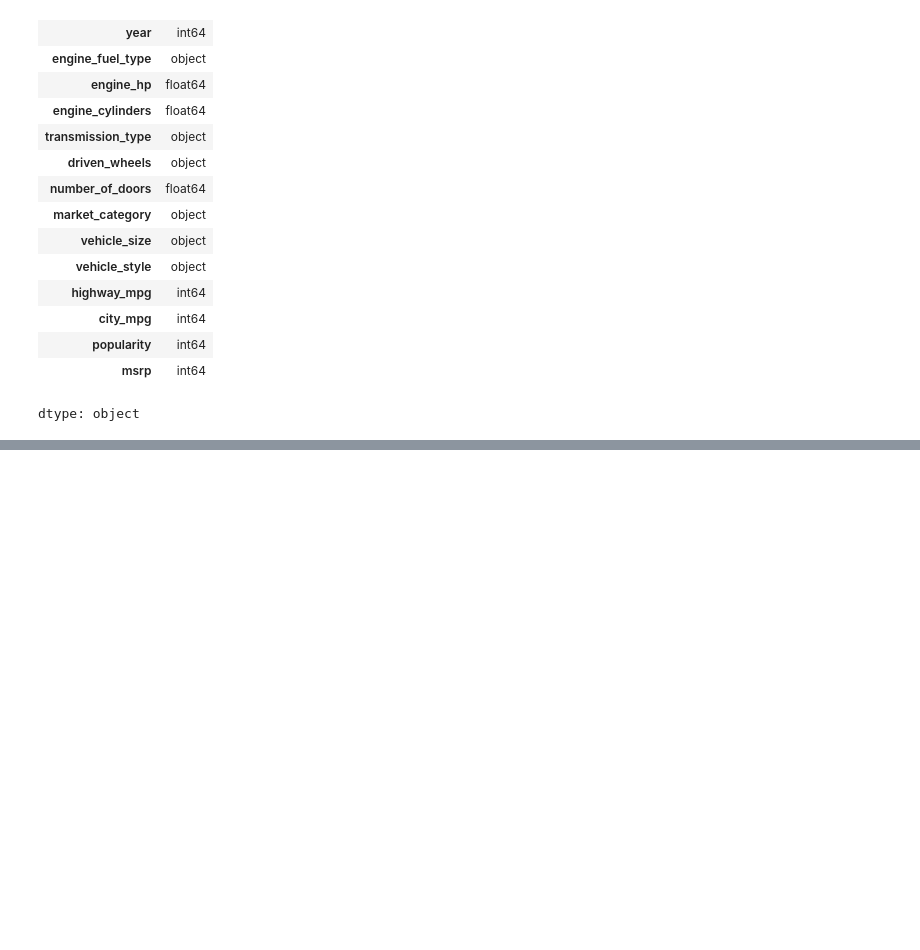
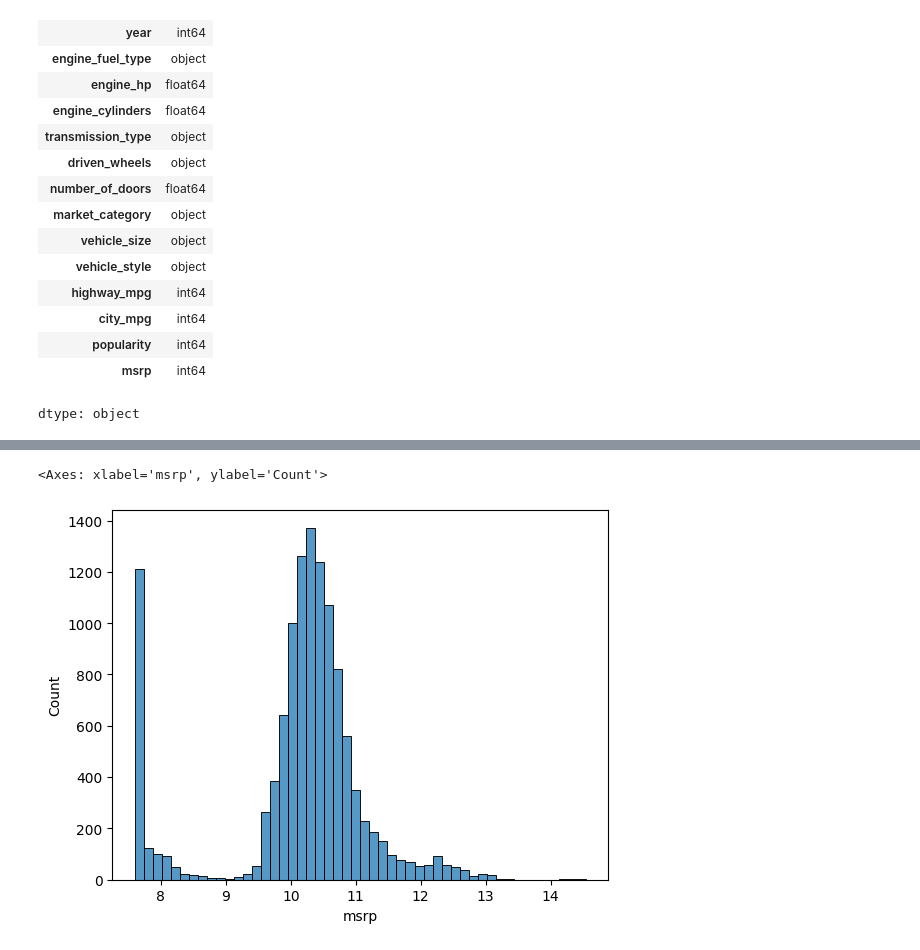
Before and after one commit to Tugume/Machine-Learning-Project, a Jupyter notebook: car_Price_Prediction.ipynb, the cells around one changed output, grey strips where cells are left out. Drawn from its saved outputs; the diff is of its cells as text; code cells hidden in the pictures; blank space fills up the shorter version.

```diff
--- a/car_Price_Prediction.ipynb
+++ b/car_Price_Prediction.ipynb
@@ -128,0 +256,5 @@ dtype: object
+# %%
+sns.histplot(price_logs, bins =50)
+# %% [output]
+<Axes: xlabel='msrp', ylabel='Count'>
+[figure, added]
```
Also changed, not shown: parts of 15 cells of this notebook.
